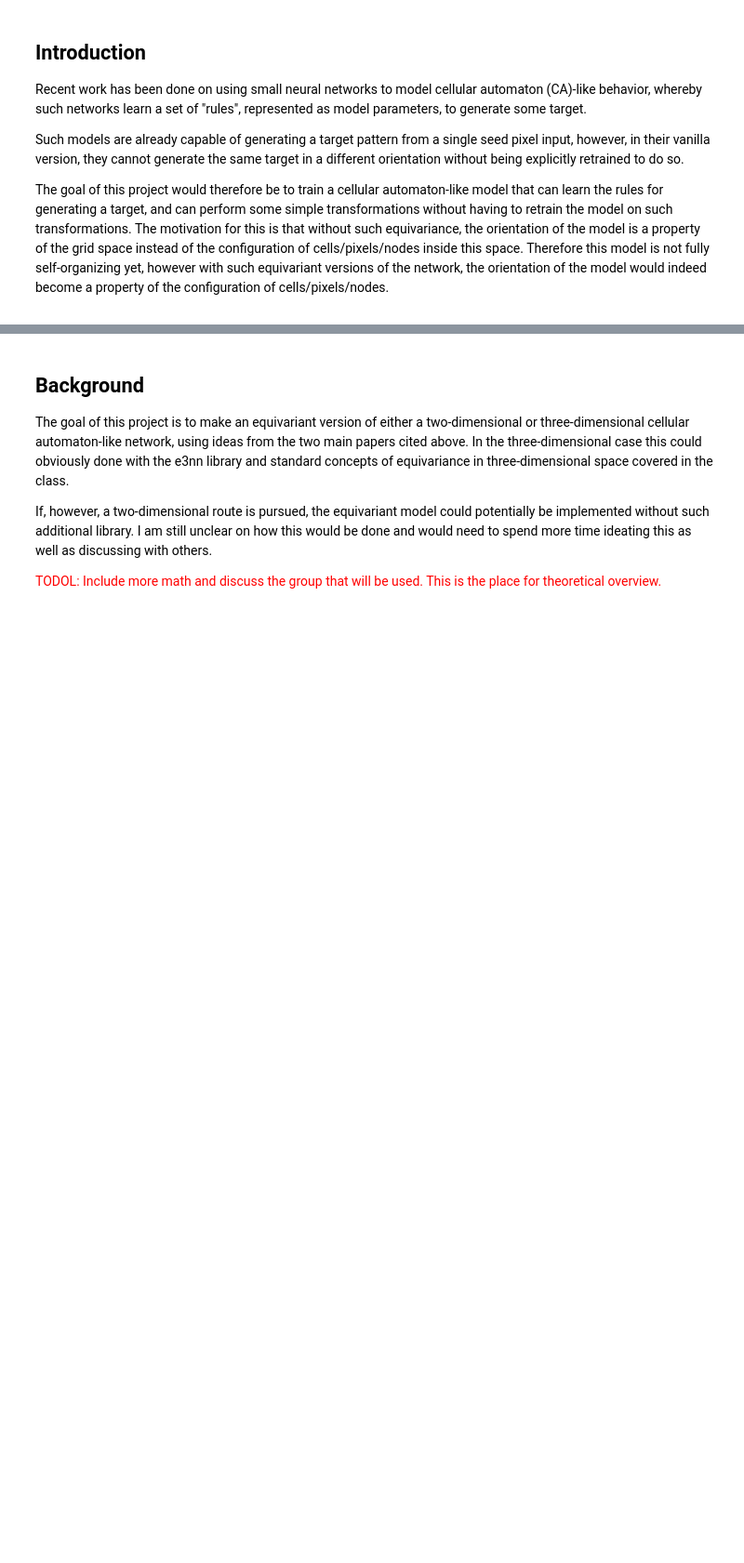
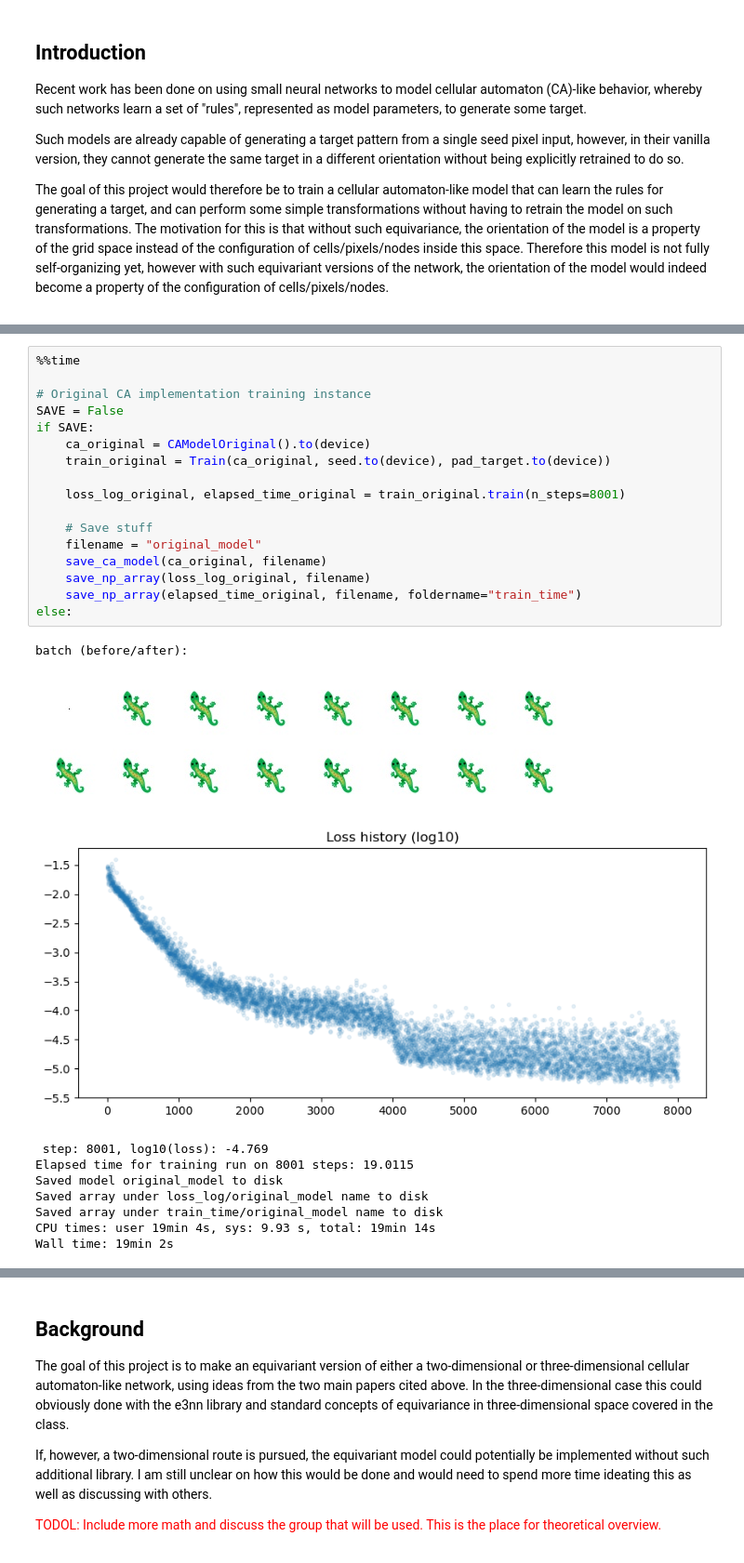
Before and after one commit to Radevsi/cellular-automata, a Jupyter notebook: symmetry/computational_essay/submission.ipynb, the cells around one changed output, grey strips where cells are left out. Shown at 93% size. Saved outputs shown, nothing was run; the diff lists cells and outputs as text; blank space fills up the shorter version.

```diff
--- a/symmetry/computational_essay/submission.ipynb
+++ b/symmetry/computational_essay/submission.ipynb
@@ -21,0 +337,28 @@ A <a href="https://proceedings.neurips.cc/paper/2021/hash/af87f7cdcda223c41c3f3e
+# %%
+%%time
+
+# Original CA implementation training instance
+SAVE = False
+if SAVE:
+    ca_original = CAModelOriginal().to(device)
+    train_original = Train(ca_original, seed.to(device), pad_target.to(device))
+
+    loss_log_original, elapsed_time_original = train_original.train(n_steps=8001)
+
+    # Save stuff
+    filename = "original_model"
+    save_ca_model(ca_original, filename)
+    save_np_array(loss_log_original, filename)
+    save_np_array(elapsed_time_original, filename, foldername="train_time")
+else:
+# %% [output]
+batch (before/after):
+[figure, added]
+[figure, added]
+ step: 8001, log10(loss): -4.769
+Elapsed time for training run on 8001 steps: 19.0115
+Saved model original_model to disk
+Saved array under loss_log/original_model name to disk
+Saved array under train_time/original_model name to disk
+CPU times: user 19min 4s, sys: 9.93 s, total: 19min 14s
+Wall time: 19min 2s
```
Also changed, not shown: parts of 24 cells of this notebook, 31 other files.
